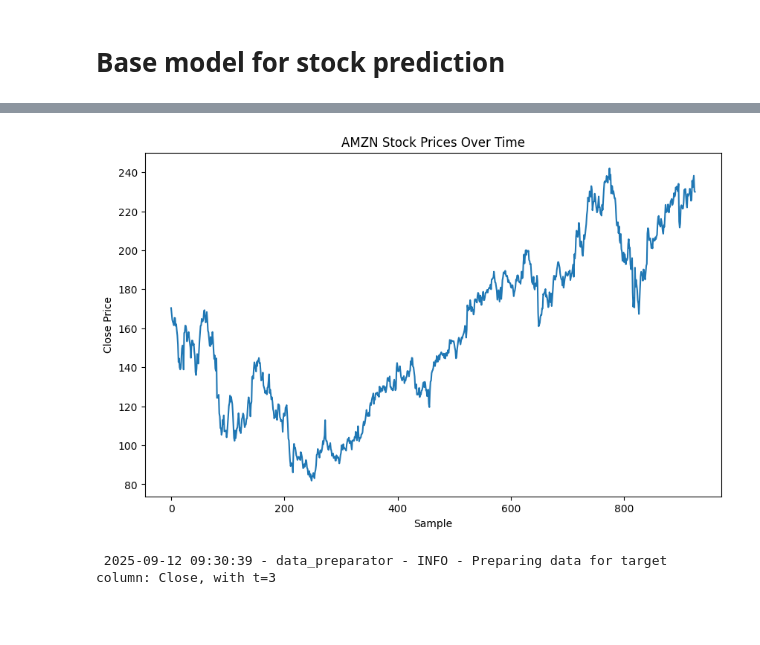
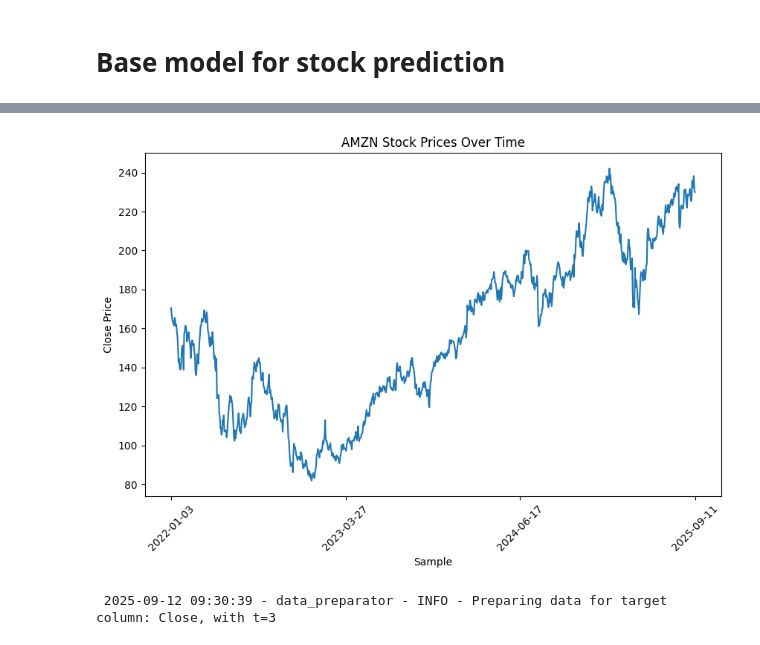
Before and after one commit to EmD4blju/kalman_stock_prediction, a Jupyter notebook: src/app/base_model.ipynb, the cells around one changed output, grey strips where cells are left out. Saved outputs shown, nothing was run; the diff lists cells and outputs as text; code cells hidden in the pictures; blank space fills up the shorter version.

```diff
--- a/src/app/base_model.ipynb
+++ b/src/app/base_model.ipynb
@@ -11,12 +11,14 @@ from core.data_repository import DataRepository
 from pathlib import Path
 import matplotlib.pyplot as plt
 import seaborn as sns
+import numpy as np
 
 data_repository = DataRepository(repo_path=Path('repo'))
 AMZN_periodic_data = data_repository.get_dataframes()['AMZN']
 
 plt.figure(figsize=(10, 6))
-sns.lineplot(data=AMZN_periodic_data, x=range(len(AMZN_periodic_data)), y='Close')
+sns.lineplot(data=AMZN_periodic_data, x=AMZN_periodic_data.index, y='Close')
+plt.xticks(ticks=np.linspace(0, len(AMZN_periodic_data.index) - 1, 4, dtype=int),rotation=45)
 plt.title('AMZN Stock Prices Over Time')
 plt.xlabel('Sample')
 plt.ylabel('Close Price')
@@ -29,4 +31,4 @@ plt.show()
-[figure, old version]
+[figure, new version]
 # %%
 from core.data_preparator import DataPreparator
 
```
Also changed, not shown: parts of 1 cell of this notebook, 1 other file.
